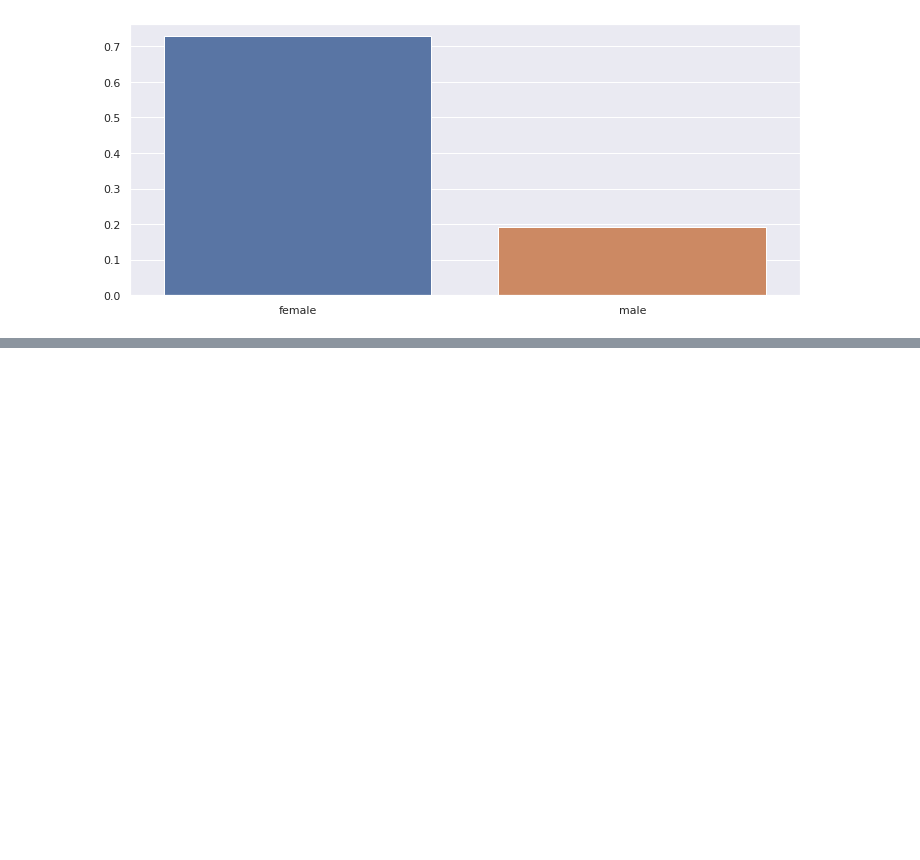
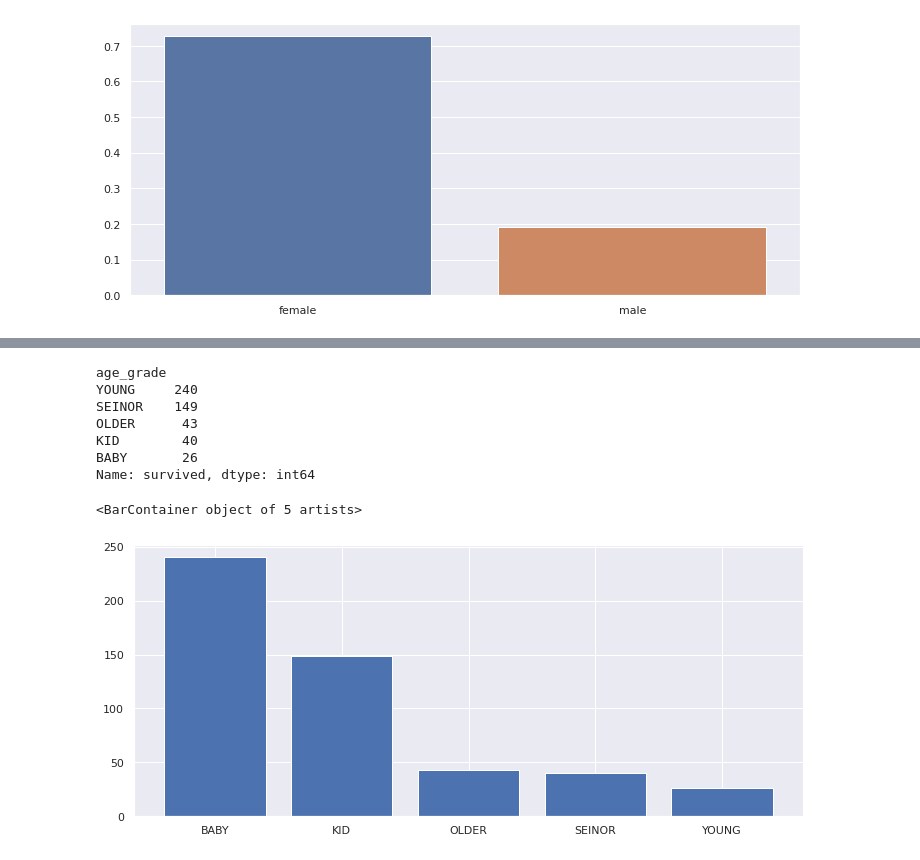
Before and after one commit to y001003/yeardream, a Jupyter notebook: project/python_advance/Titanic_EDA.ipynb, the cells around one changed output, grey strips where cells are left out. Saved outputs shown, nothing was run; the diff lists cells and outputs as text; code cells hidden in the pictures; blank space fills up the shorter version.

```diff
--- a/project/python_advance/Titanic_EDA.ipynb
+++ b/project/python_advance/Titanic_EDA.ipynb
@@ -159,0 +327,14 @@ pd.pivot_table(data=df,index='pclass',columns='sex',aggfunc = 'mean')[['age','fa
+# %%
+# 연령별 생존자
+print(df1['survived'].groupby(df1['age_grade']).sum().sort_values(ascending=False))
+plt.bar(x=df1['survived'].groupby(df1['age_grade']).sum().index, height=df1['survived'].groupby(df1['age_grade']).sum().sort_values(ascending=False))
+# %% [output]
+age_grade
+YOUNG     240
+SEINOR    149
+OLDER      43
+KID        40
+BABY       26
+Name: survived, dtype: int64
+<BarContainer object of 5 artists>
+[figure, added]
```
Also changed, not shown: parts of 32 cells of this notebook.
